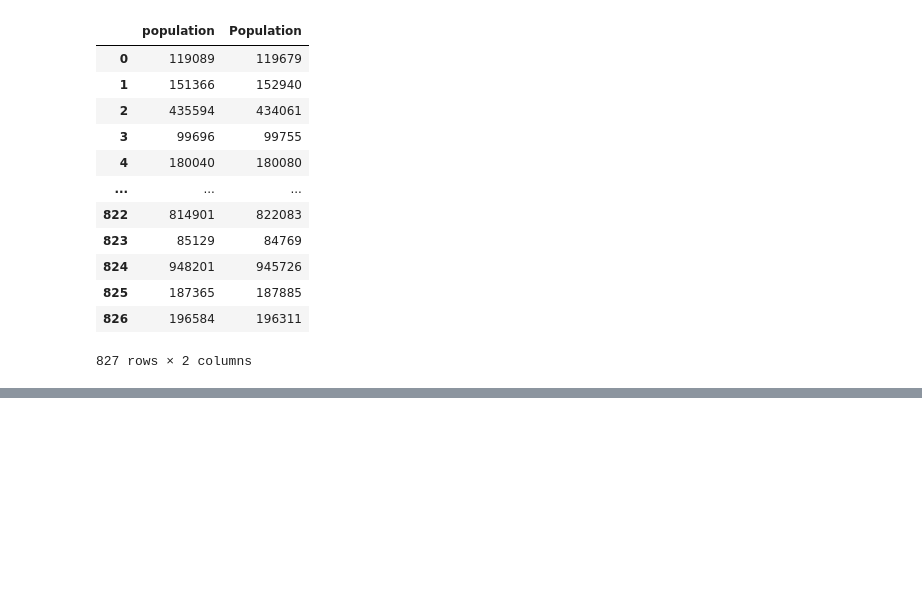
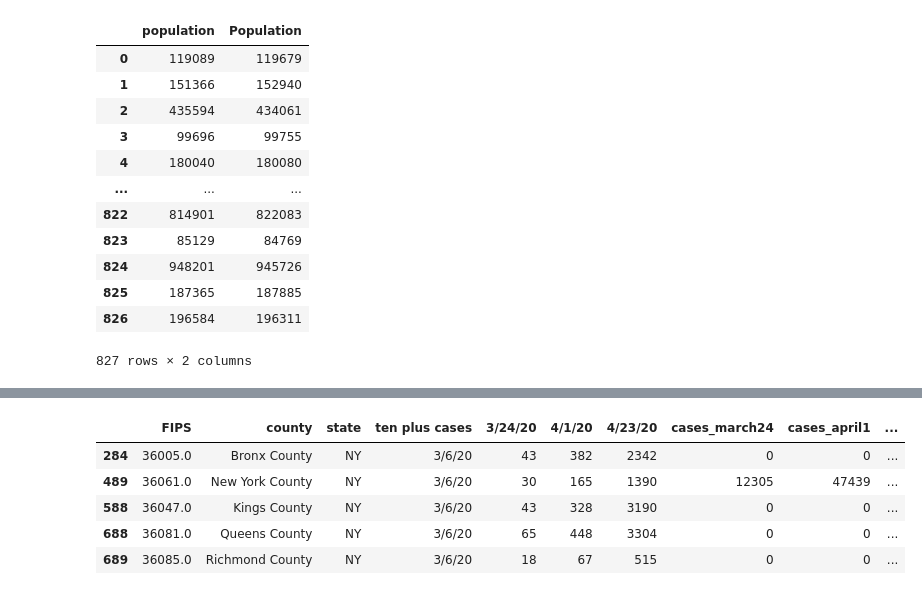
Before and after one commit to aejurgensen/Covid-19, a Jupyter notebook: data/covid_data.ipynb, the cells around one changed output, grey strips where cells are left out. Saved outputs shown, nothing was run; the diff lists cells and outputs as text; code cells hidden in the pictures; blank space fills up the shorter version.

```diff
--- a/data/covid_data.ipynb
+++ b/data/covid_data.ipynb
@@ -447,0 +278,38 @@ final.to_csv("combined_data.csv")
+# %%
+# deaths for 4/23: https://www1.nyc.gov/assets/doh/downloads/pdf/imm/covid-19-daily-data-summary-deaths-04242020-1.pdf
+merged.at[284, "4/23/20"] = 2342
+merged.at[489, "4/23/20"] = 1390
+merged.at[588, "4/23/20"] = 3190
+merged.at[688, "4/23/20"] = 3304
+merged.at[689, "4/23/20"] = 515
+# %%
+# deaths for 4/1: https://www1.nyc.gov/assets/doh/downloads/pdf/imm/covid-19-daily-data-summary-deaths-04022020-1.pdf
+merged.at[284, "4/1/20"] = 382
+merged.at[489, "4/1/20"] = 165
+merged.at[588, "4/1/20"] = 328
+merged.at[688, "4/1/20"] = 448
+merged.at[689, "4/1/20"] = 67
+# %%
+# deaths for 3/24: https://www1.nyc.gov/assets/doh/downloads/pdf/imm/covid-19-daily-data-summary-deaths-03252020-1.pdf
+
+merged.at[284, "3/24/20"] = 43
+merged.at[489, "3/24/20"] = 30
+merged.at[588, "3/24/20"] = 43
+merged.at[688, "3/24/20"] = 65
+merged.at[689, "3/24/20"] = 18
+# %%
+merged[(merged["state"] == "NY") & ((merged["county"] == "Bronx County") |
+                                   (merged["county"] == "Kings County") |
+                                   (merged["county"] == "New York County") |
+                                   (merged["county"] == "Queens County") |
+                                   (merged["county"] == "Richmond County"))][["FIPS", "county", "state",
+                                                                              "ten plus cases", "3/24/20",
+                                                                              "4/1/20", "4/23/20", "cases_march24",
+                                                                              "cases_april1", "cases_april23"]]
+# %% [output]
+|  | FIPS | county | state | ten plus cases | 3/24/20 | 4/1/20 | 4/23/20 | cases_march24 | cases_april1 | ... |
+| 284 | 36005.0 | Bronx County | NY | 3/6/20 | 43 | 382 | 2342 | 0 | 0 | ... |
+| 489 | 36061.0 | New York County | NY | 3/6/20 | 30 | 165 | 1390 | 12305 | 47439 | ... |
+| 588 | 36047.0 | Kings County | NY | 3/6/20 | 43 | 328 | 3190 | 0 | 0 | ... |
+| 688 | 36081.0 | Queens County | NY | 3/6/20 | 65 | 448 | 3304 | 0 | 0 | ... |
+| 689 | 36085.0 | Richmond County | NY | 3/6/20 | 18 | 67 | 515 | 0 | 0 | ... |
```
Also changed, not shown: parts of 61 cells of this notebook, 10 other files.
